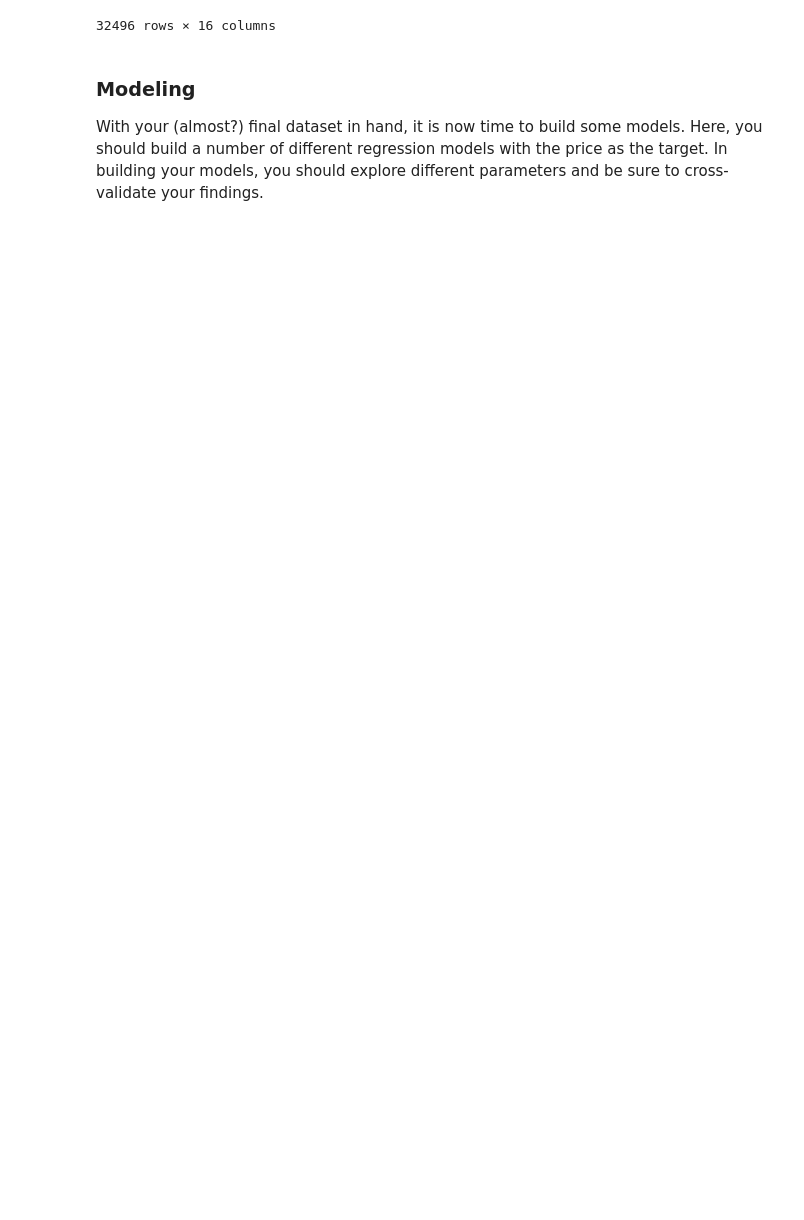
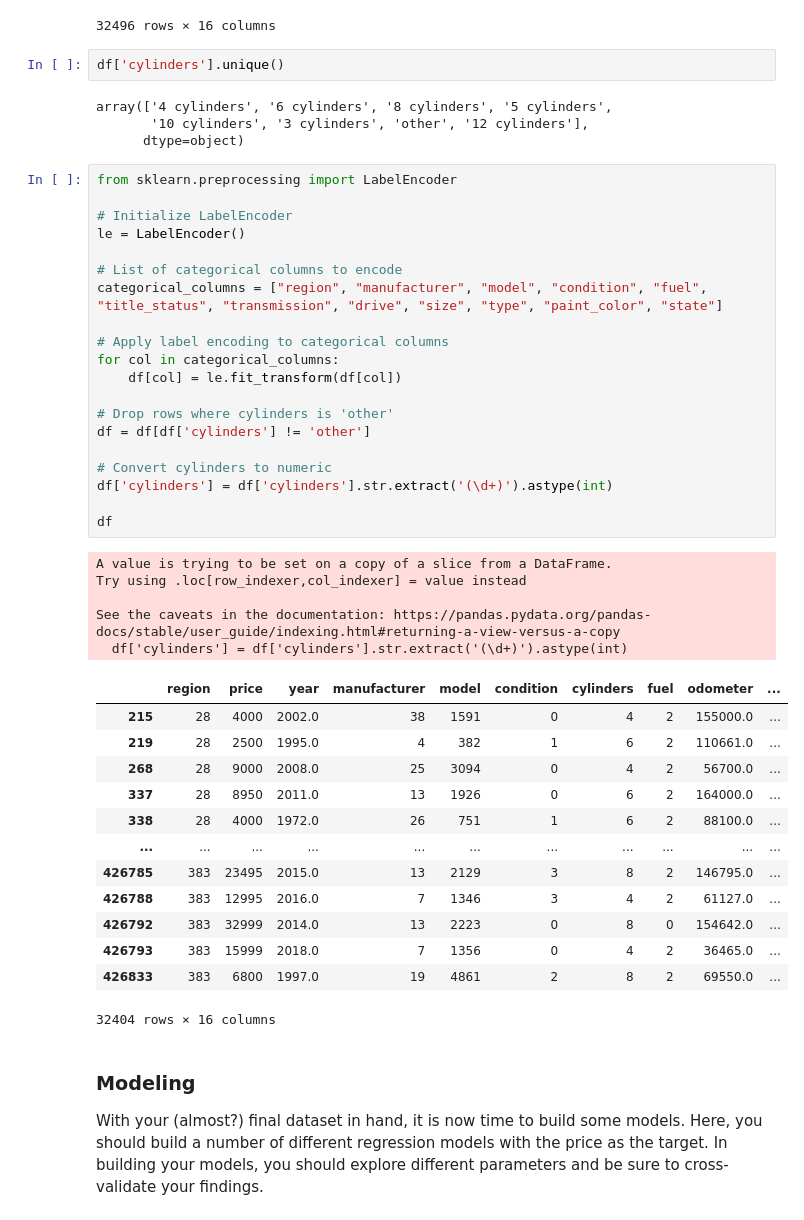
Before and after one commit to geo-rge-li/usedcar-price-factors, a Jupyter notebook: used-car-prompt.ipynb, the cells around one changed output. Drawn from its saved outputs; the diff is of its cells as text; blank space fills up the shorter version.

Commit message:
try to run various models

```diff
--- a/used-car-prompt.ipynb
+++ b/used-car-prompt.ipynb
@@ -104,6 +104,51 @@ df
 | 426793 | wyoming | 15999 | 2018.0 | chevrolet | cruze, lt | excellent | 4 cylinders | gas | 36465.0 | ... |
 | 426833 | wyoming | 6800 | 1997.0 | jaguar | xk8 convertible | good | 8 cylinders | gas | 69550.0 | ... |
 32496 rows × 16 columns
+# %%
+df['cylinders'].unique()
+# %% [output]
+array(['4 cylinders', '6 cylinders', '8 cylinders', '5 cylinders',
+       '10 cylinders', '3 cylinders', 'other', '12 cylinders'],
+      dtype=object)
+# %%
+from sklearn.preprocessing import LabelEncoder
+
+# Initialize LabelEncoder
+le = LabelEncoder()
+
+# List of categorical columns to encode
+categorical_columns = ["region", "manufacturer", "model", "condition", "fuel", "title_status", "transmission", "drive", "size", "type", "paint_color", "state"]
+
+# Apply label encoding to categorical columns
+for col in categorical_columns:
+    df[col] = le.fit_transform(df[col])
+
+# Drop rows where cylinders is 'other'
+df = df[df['cylinders'] != 'other']
+
+# Convert cylinders to numeric
+df['cylinders'] = df['cylinders'].str.extract('(\d+)').astype(int)
+
+df
+# %% [output]
+A value is trying to be set on a copy of a slice from a DataFrame.
+Try using .loc[row_indexer,col_indexer] = value instead
+
+See the caveats in the documentation: https://pandas.pydata.org/pandas-docs/stable/user_guide/indexing.html#returning-a-view-versus-a-copy
+  df['cylinders'] = df['cylinders'].str.extract('(\d+)').astype(int)
+|  | region | price | year | manufacturer | model | condition | cylinders | fuel | odometer | ... |
+| 215 | 28 | 4000 | 2002.0 | 38 | 1591 | 0 | 4 | 2 | 155000.0 | ... |
+| 219 | 28 | 2500 | 1995.0 | 4 | 382 | 1 | 6 | 2 | 110661.0 | ... |
+| 268 | 28 | 9000 | 2008.0 | 25 | 3094 | 0 | 4 | 2 | 56700.0 | ... |
+| 337 | 28 | 8950 | 2011.0 | 13 | 1926 | 0 | 6 | 2 | 164000.0 | ... |
+| 338 | 28 | 4000 | 1972.0 | 26 | 751 | 1 | 6 | 2 | 88100.0 | ... |
+| ... | ... | ... | ... | ... | ... | ... | ... | ... | ... | ... |
+| 426785 | 383 | 23495 | 2015.0 | 13 | 2129 | 3 | 8 | 2 | 146795.0 | ... |
+| 426788 | 383 | 12995 | 2016.0 | 7 | 1346 | 3 | 4 | 2 | 61127.0 | ... |
+| 426792 | 383 | 32999 | 2014.0 | 13 | 2223 | 0 | 8 | 0 | 154642.0 | ... |
+| 426793 | 383 | 15999 | 2018.0 | 7 | 1356 | 0 | 4 | 2 | 36465.0 | ... |
+| 426833 | 383 | 6800 | 1997.0 | 19 | 4861 | 2 | 8 | 2 | 69550.0 | ... |
+32404 rows × 16 columns
 # %% [markdown]
 ### Modeling
 
```
Also changed, not shown: parts of 1 cell of this notebook.
